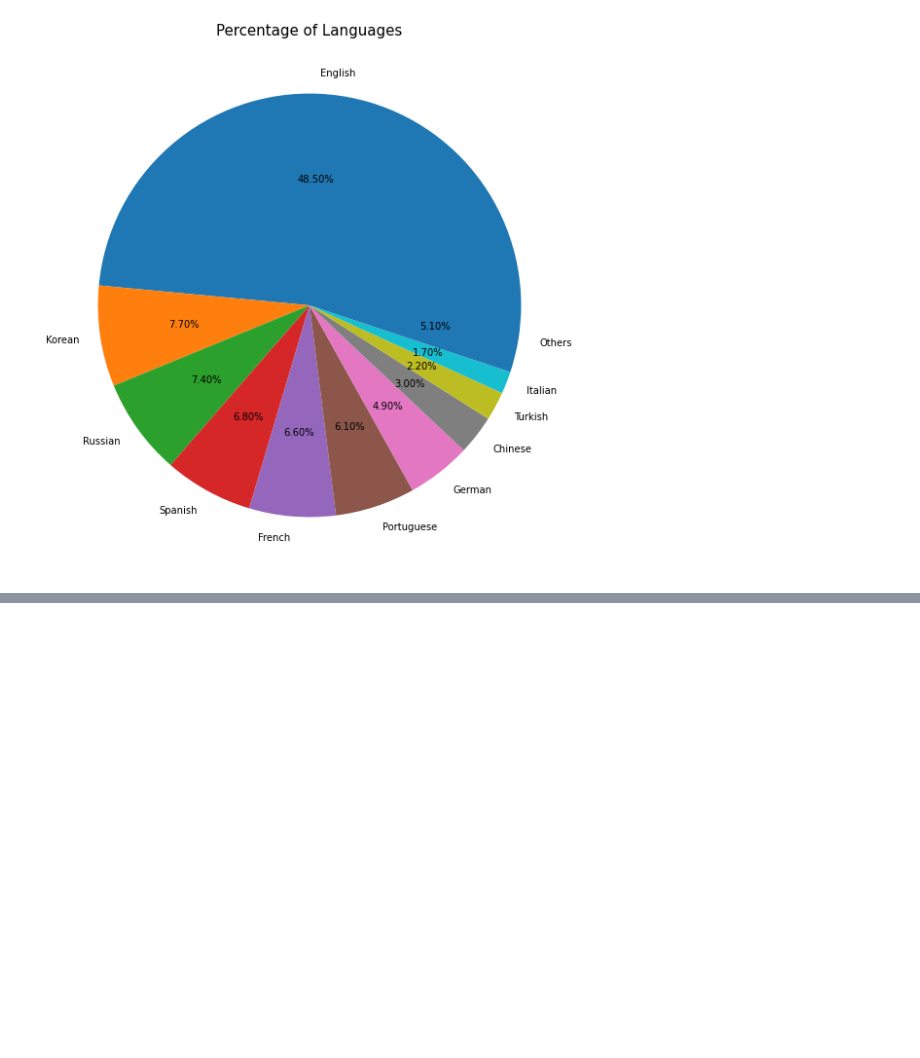
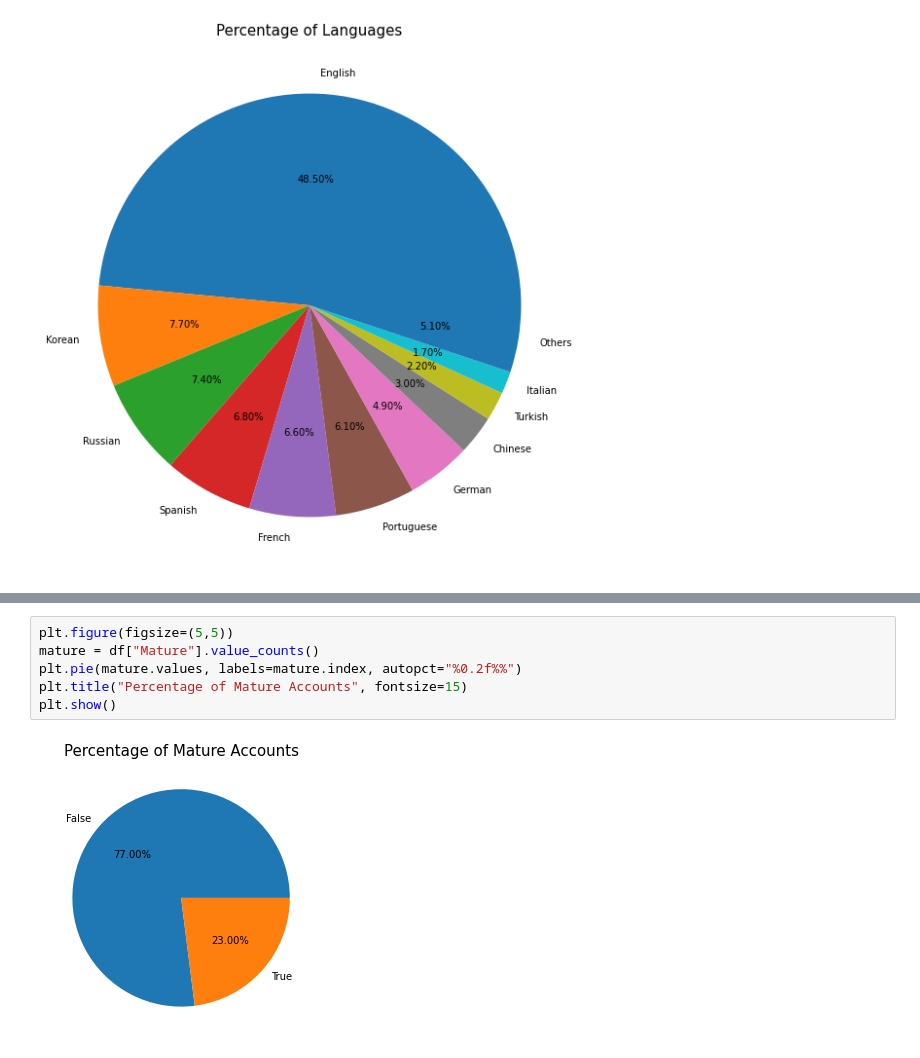
Before and after one commit to RitwikN7/twitch-EDA, a Jupyter notebook: twitchEDA.ipynb, the cells around one changed output, grey strips where cells are left out. Saved outputs shown, nothing was run; the diff lists cells and outputs as text; blank space fills up the shorter version.

```diff
--- a/twitchEDA.ipynb
+++ b/twitchEDA.ipynb
@@ -102,0 +115,8 @@ plt.show()
+# %%
+plt.figure(figsize=(5,5))
+mature = df["Mature"].value_counts()
+plt.pie(mature.values, labels=mature.index, autopct="%0.2f%%")
+plt.title("Percentage of Mature Accounts", fontsize=15)
+plt.show()
+# %% [output]
+[figure, added]
```
Also changed, not shown: parts of 2 cells of this notebook.
